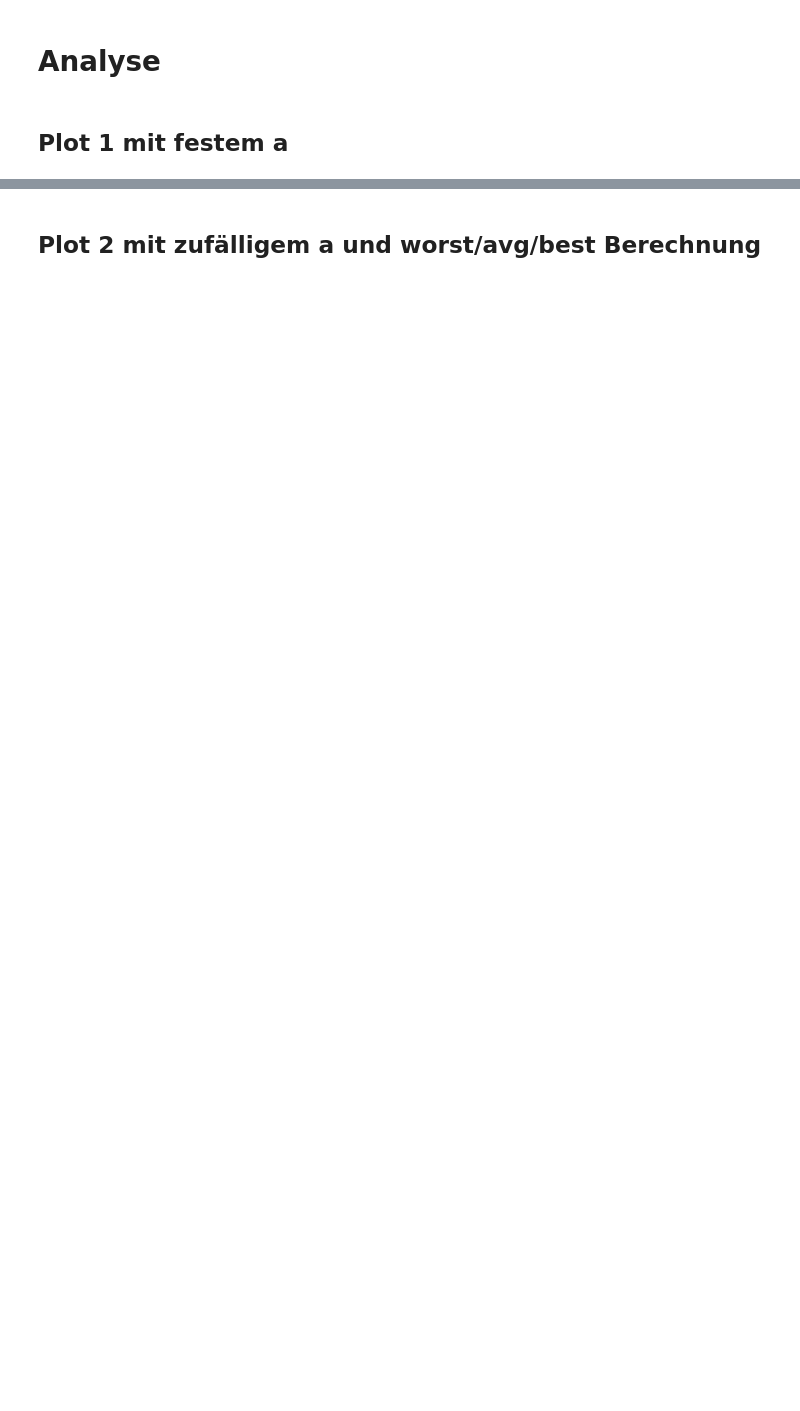
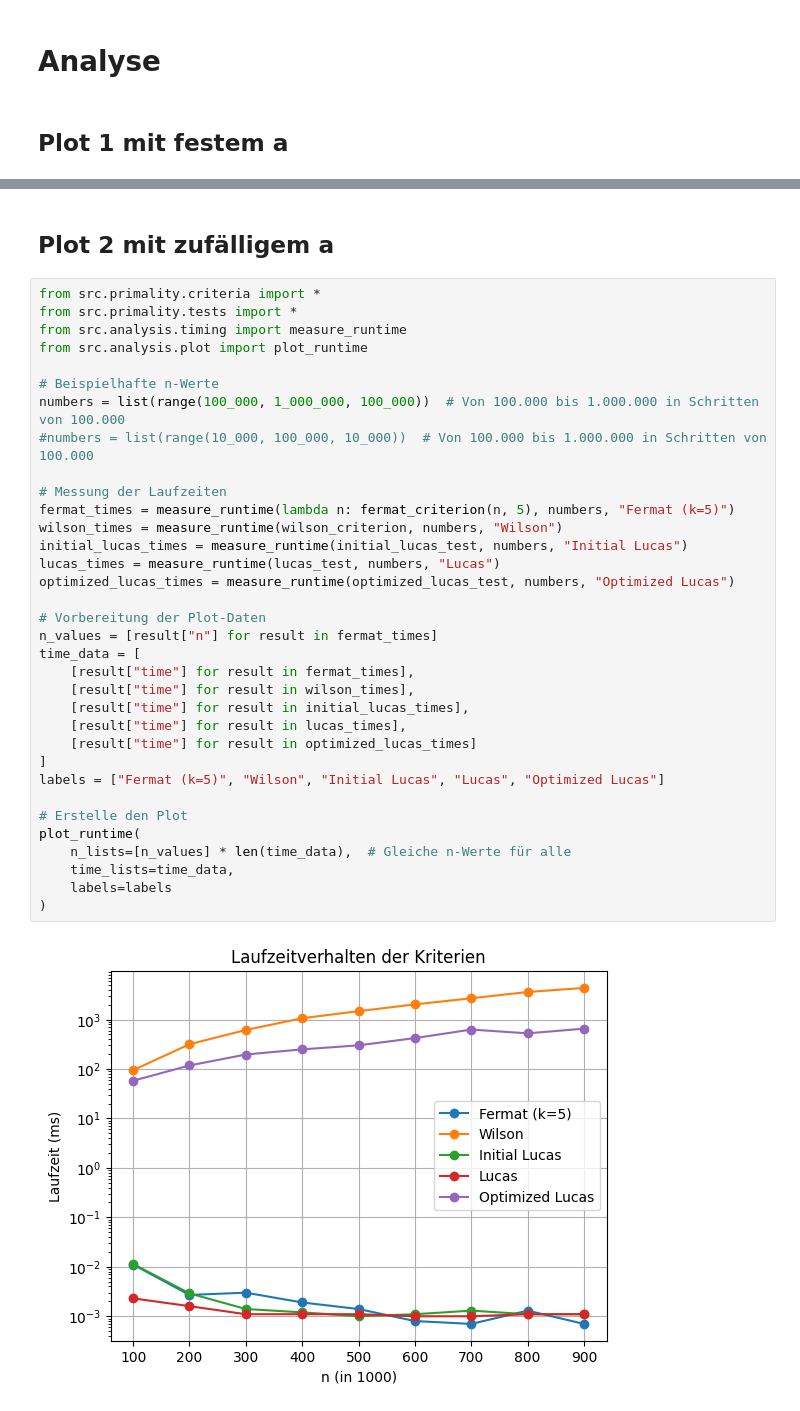
Before and after one commit to sp8cky/Primes, a Jupyter notebook: notebooks/analysis.ipynb, the cells around one changed output, grey strips where cells are left out. Drawn from its saved outputs; the diff is of its cells as text; blank space fills up the shorter version.

```diff
--- a/notebooks/analysis.ipynb
+++ b/notebooks/analysis.ipynb
@@ -58,2 +53,38 @@ True
 # %% [markdown]
-## Plot 2 mit zufälligem a und worst/avg/best Berechnung
+## Plot 2 mit zufälligem a
+# %%
+from src.primality.criteria import *
+from src.primality.tests import *
+from src.analysis.timing import measure_runtime
+from src.analysis.plot import plot_runtime
+
+# Beispielhafte n-Werte
+numbers = list(range(100_000, 1_000_000, 100_000))  # Von 100.000 bis 1.000.000 in Schritten von 100.000
+#numbers = list(range(10_000, 100_000, 10_000))  # Von 100.000 bis 1.000.000 in Schritten von 100.000
+
+# Messung der Laufzeiten
+fermat_times = measure_runtime(lambda n: fermat_criterion(n, 5), numbers, "Fermat (k=5)")
+wilson_times = measure_runtime(wilson_criterion, numbers, "Wilson")
+initial_lucas_times = measure_runtime(initial_lucas_test, numbers, "Initial Lucas")
+lucas_times = measure_runtime(lucas_test, numbers, "Lucas")
+optimized_lucas_times = measure_runtime(optimized_lucas_test, numbers, "Optimized Lucas")
+
+# Vorbereitung der Plot-Daten
+n_values = [result["n"] for result in fermat_times]
+time_data = [
+    [result["time"] for result in fermat_times],
+    [result["time"] for result in wilson_times],
+    [result["time"] for result in initial_lucas_times],
+    [result["time"] for result in lucas_times],
+    [result["time"] for result in optimized_lucas_times]
+]
+labels = ["Fermat (k=5)", "Wilson", "Initial Lucas", "Lucas", "Optimized Lucas"]
+
+# Erstelle den Plot
+plot_runtime(
+    n_lists=[n_values] * len(time_data),  # Gleiche n-Werte für alle
+    time_lists=time_data,
+    labels=labels
+)
+# %% [output]
+[figure, added]
```
Also changed, not shown: parts of 2 cells of this notebook, 4 other files.
